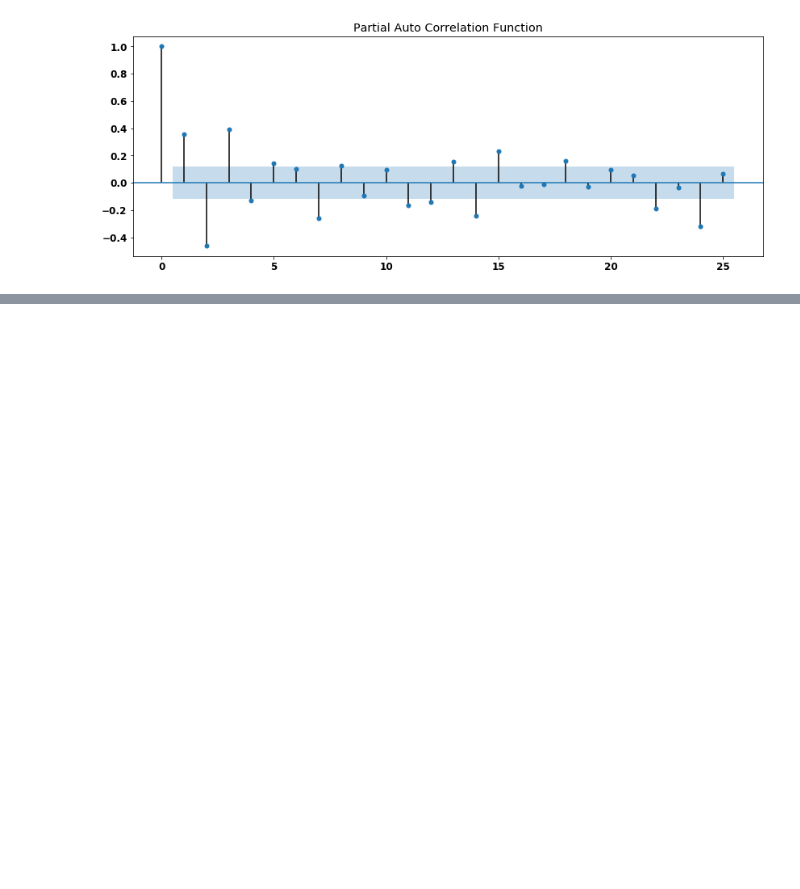
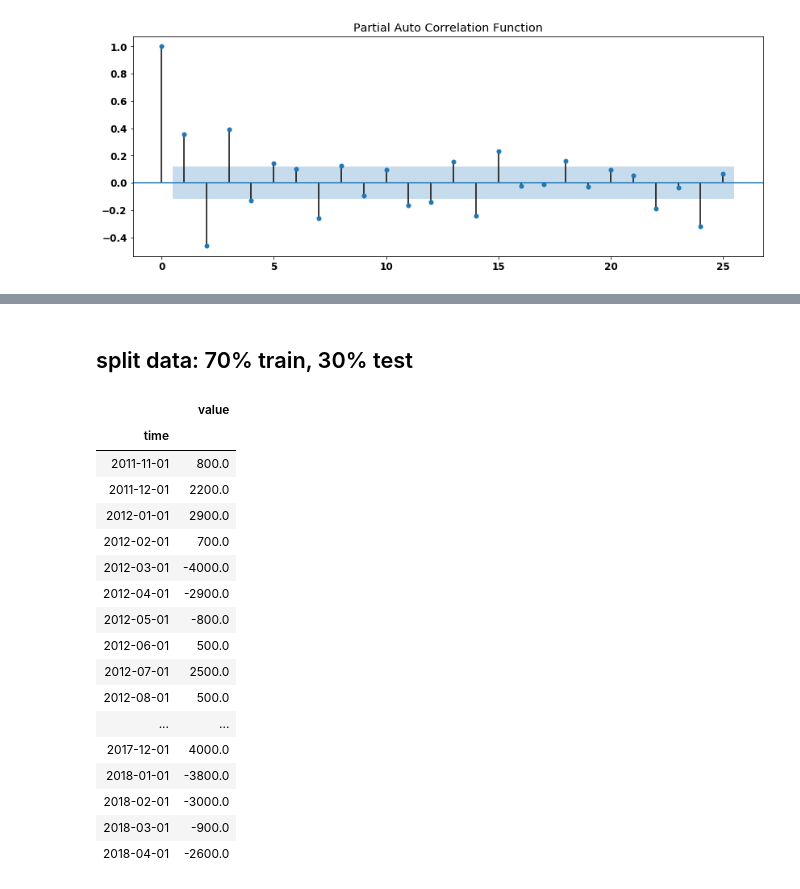
Before and after one commit to FarnazG/CodeReviews, a Jupyter notebook: time_series_codereview.ipynb, the cells around one changed output, grey strips where cells are left out. Saved outputs shown, nothing was run; the diff lists cells and outputs as text; code cells hidden in the pictures; blank space fills up the shorter version.

```diff
--- a/time_series_codereview.ipynb
+++ b/time_series_codereview.ipynb
@@ -405,0 +427,34 @@ plot_pacf(city_df_diff.dropna(), title='Partial Auto Correlation Function'); #la
+# %% [markdown]
+## split data: 70% train, 30% test
+# %%
+#divide into train and test/validation set:
+train = city_df_diff[:int(0.7*(len(data)))]
+test = city_df_diff[int(0.7*(len(data))):]
+test
+
+#or
+#train = city_df_diff[:int(city_df_diff.shape[0]*0.7)]
+#test = city_df_diff[int(city_df_diff.shape[0]*0.7):]
+
+#or
+#train = city_df_diff.loc['1996-06-01':'2011-10-01']
+#test = city_df_diff.loc['2011-11-01':]
+# %% [output]
+|  | value |
+| time |  |
+| 2011-11-01 | 800.0 |
+| 2011-12-01 | 2200.0 |
+| 2012-01-01 | 2900.0 |
+| 2012-02-01 | 700.0 |
+| 2012-03-01 | -4000.0 |
+| 2012-04-01 | -2900.0 |
+| 2012-05-01 | -800.0 |
+| 2012-06-01 | 500.0 |
+| 2012-07-01 | 2500.0 |
+| 2012-08-01 | 500.0 |
+| ... | ... |
+| 2017-12-01 | 4000.0 |
+| 2018-01-01 | -3800.0 |
+| 2018-02-01 | -3000.0 |
+| 2018-03-01 | -900.0 |
+| 2018-04-01 | -2600.0 |
```
Also changed, not shown: parts of 1 cell of this notebook.
